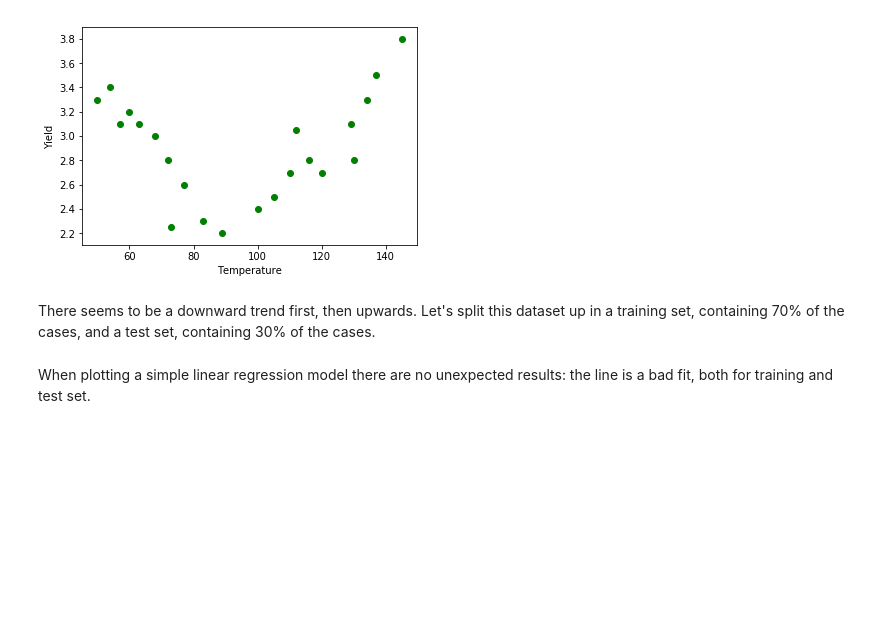
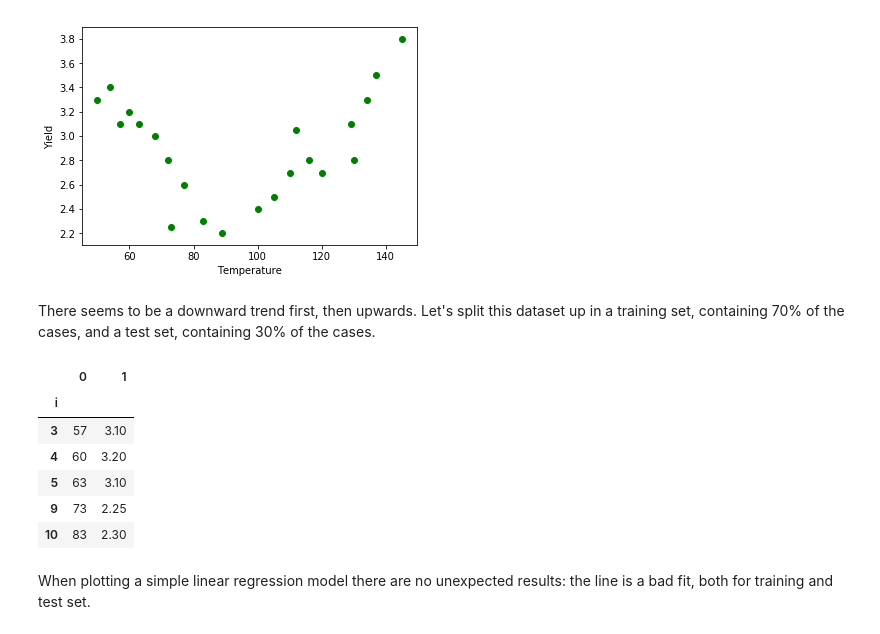
Before and after one commit to mzhou356/dsc-bias-variance-trade-off-dc-ds-060319, a Jupyter notebook: index.ipynb, the cells around one changed output. Cells and saved outputs as stored; diff of their text form; code cells hidden in the pictures; blank space fills up the shorter version.

```diff
--- a/index.ipynb
+++ b/index.ipynb
@@ -49,6 +49,16 @@ reg = LinearRegression().fit(data_train[0].values.reshape(-1, 1), data_train[1])
 
 df_test = pd.concat([X_test, y_test], axis=1, ignore_index=True)
 data_test = df_test.sort_values([0])
+# %%
+data_train.head()
+# %% [output]
+|  | 0 | 1 |
+| i |  |  |
+| 3 | 57 | 3.10 |
+| 4 | 60 | 3.20 |
+| 5 | 63 | 3.10 |
+| 9 | 73 | 2.25 |
+| 10 | 83 | 2.30 |
 # %% [markdown]
 When plotting a simple linear regression model there are no unexpected results: the line is a bad fit, both for training and test set.
 # %%
```
